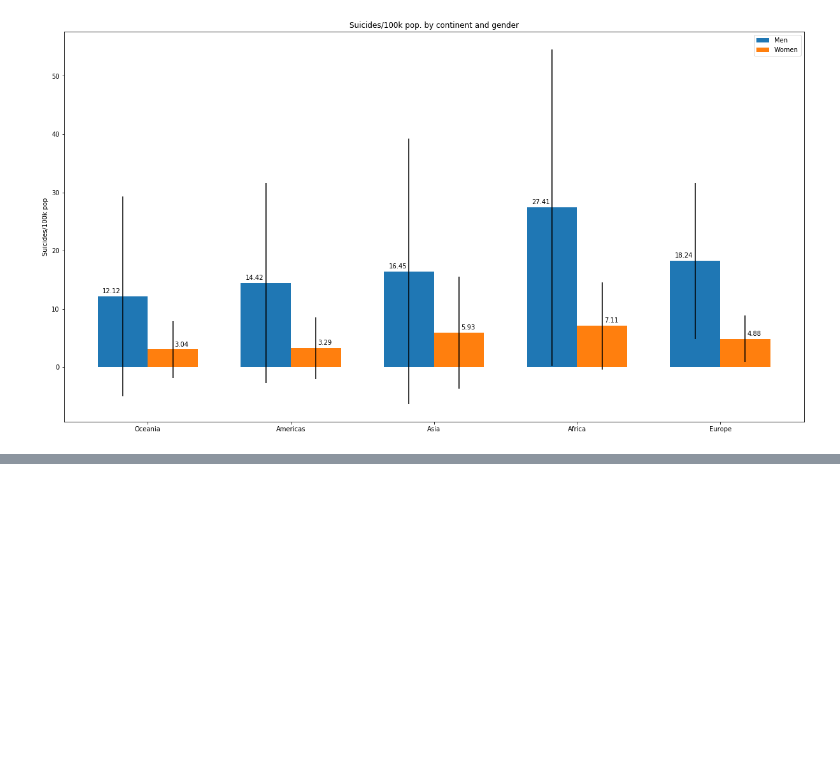
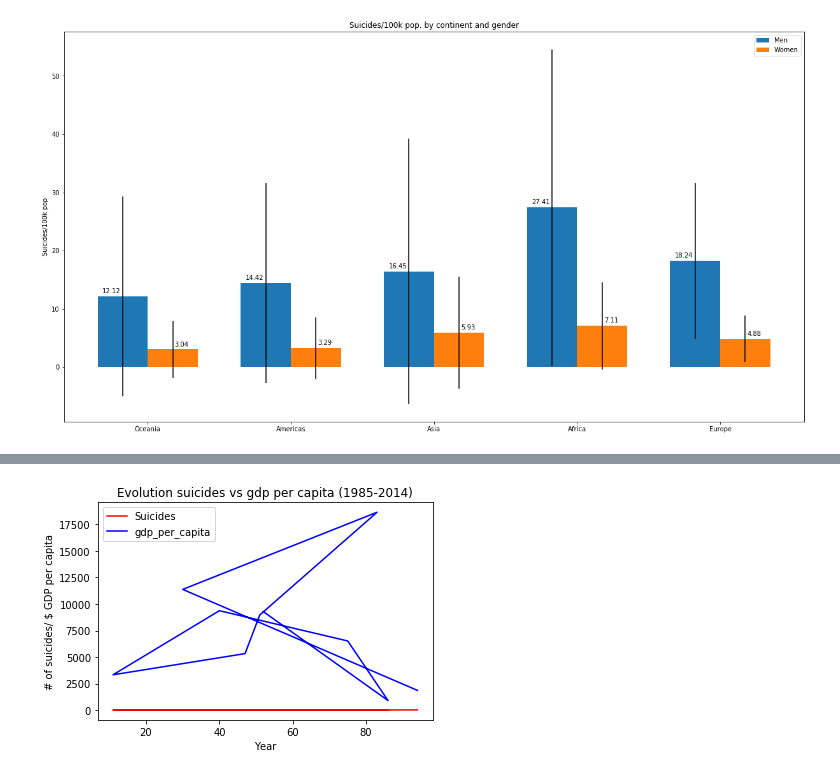
Before and after one commit to jmolins89/project-pipeline, a Jupyter notebook: src/Untitled.ipynb, the cells around one changed output, grey strips where cells are left out. Drawn from its saved outputs; the diff is of its cells as text; code cells hidden in the pictures; blank space fills up the shorter version.

```diff
--- a/src/Untitled.ipynb
+++ b/src/Untitled.ipynb
@@ -391,0 +408,2 @@ plt.show()
+# %%
+data_clean.columns=columns
@@ -391,0 +531,6 @@ plt.show()
+# %%
+df5 = data_clean.groupby(['country']).agg(['sum','mean','std'])[['suicides/100k pop','gdp_per_capita ($)']].reset_index()
+# %%
+df5.sort_values(('suicides/100k pop','mean'), ascending=False,inplace=True)
+# %%
+df6=df5[:10]
@@ -391,0 +552,12 @@ plt.show()
+# %%
+%matplotlib inline
+plt.plot(df6['suicides/100k pop']['mean'], label = 'Suicides', c='red')
+plt.plot(df6['gdp_per_capita ($)']['mean'], label = 'gdp_per_capita', c='blue')
+#print(sharks[sharks["Fatal (Y/N)"]=="Y"].groupby(["Year"]).count()["Fatal (Y/N)"].plot())
+plt.legend(loc=2)
+plt.title('Evolution suicides vs gdp per capita (1985-2014)')
+plt.xlabel('Year')
+plt.ylabel('# of suicides/ $ GDP per capita')
+plt.show()
+# %% [output]
+[figure, added]
```
Also changed, not shown: parts of 18 cells of this notebook, 13 other files.
